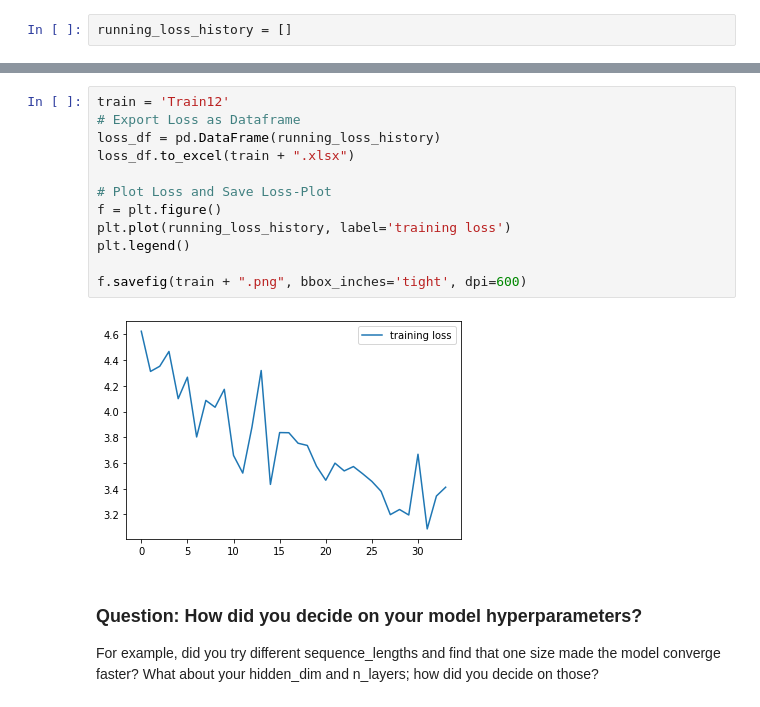
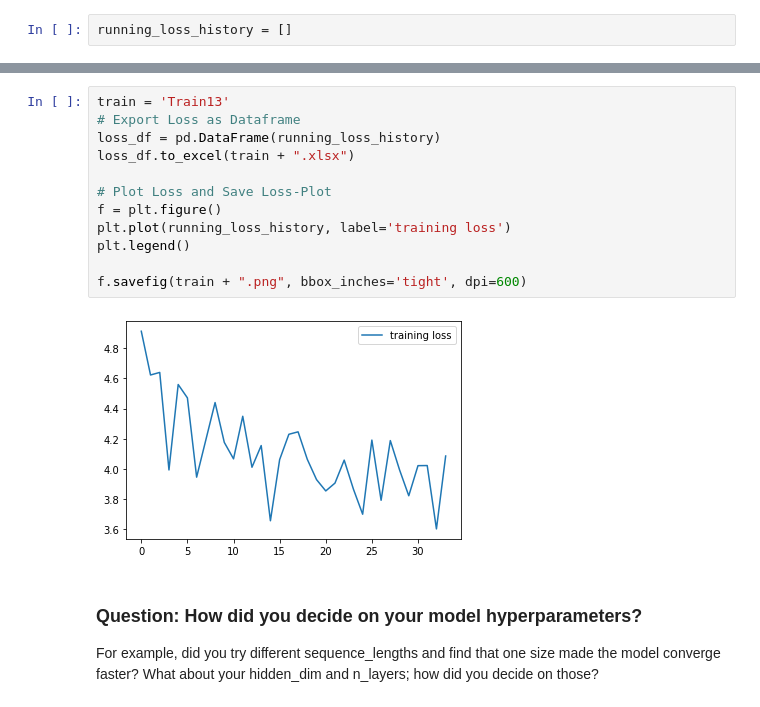
Before and after one commit to ddhartma/TV-Script-Generator, a Jupyter notebook: dlnd_tv_script_generation.ipynb, the cells around one changed output, grey strips where cells are left out. Cells and saved outputs as stored; diff of their text form.

Commit message:
test: Test parameters Train13

```diff
--- a/dlnd_tv_script_generation.ipynb
+++ b/dlnd_tv_script_generation.ipynb
@@ -676,19 +676,19 @@ Epoch:    5/5     Loss: 3.3979434514045717
 
 Model Trained and Saved
 # %%
-train = 'Train12'
+train = 'Train13'
 # Export Loss as Dataframe
 loss_df = pd.DataFrame(running_loss_history)
 loss_df.to_excel(train + ".xlsx")
 
 # Plot Loss and Save Loss-Plot
 f = plt.figure()
 plt.plot(running_loss_history, label='training loss')
 plt.legend()
 
 f.savefig(train + ".png", bbox_inches='tight', dpi=600)
 # %% [output]
-[figure, old version]
+[figure, new version]
 # %% [markdown]
 ### Question: How did you decide on your model hyperparameters?
 For example, did you try different sequence_lengths and find that one size made the model converge faster? What about your hidden_dim and n_layers; how did you decide on those?
```
Also changed, not shown: parts of 5 cells of this notebook, 4 other files.
